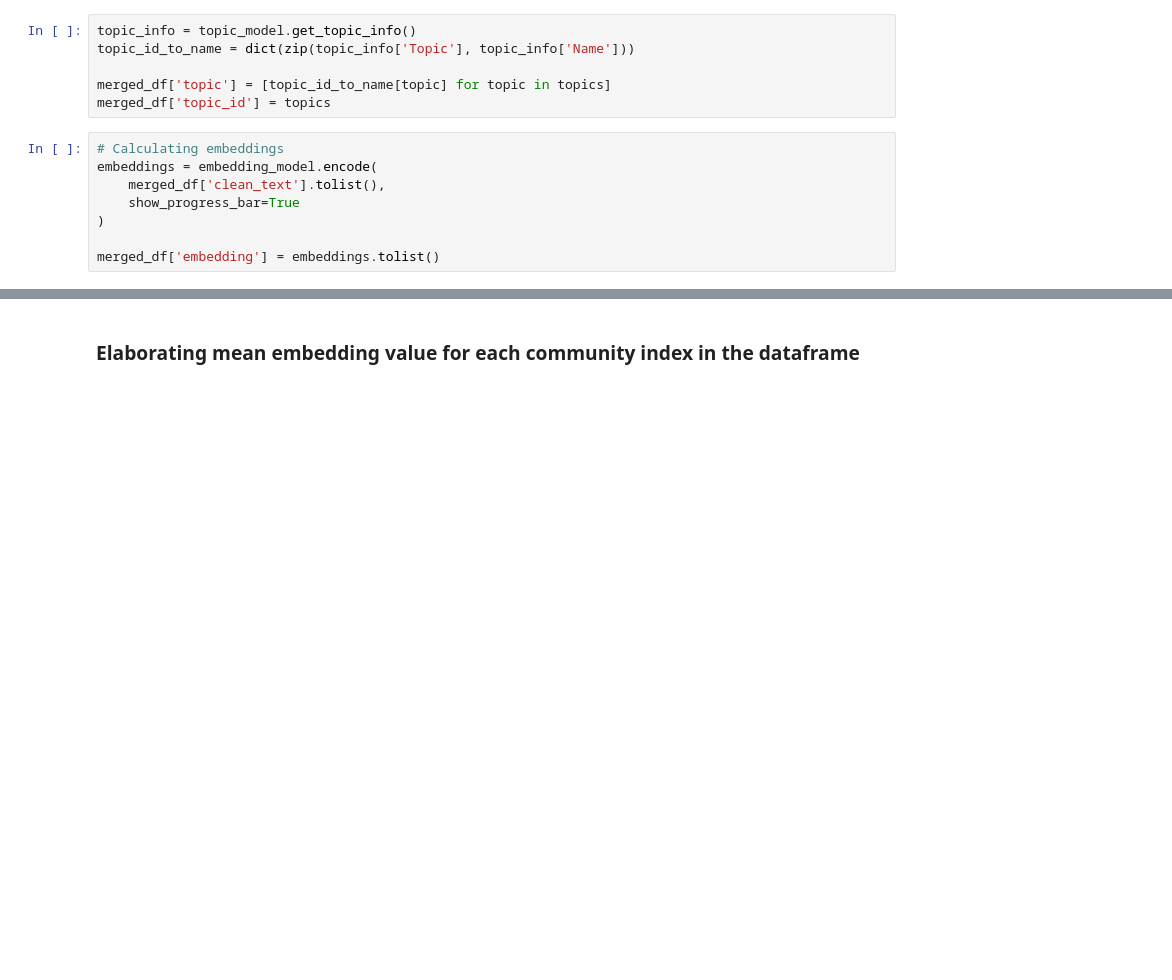
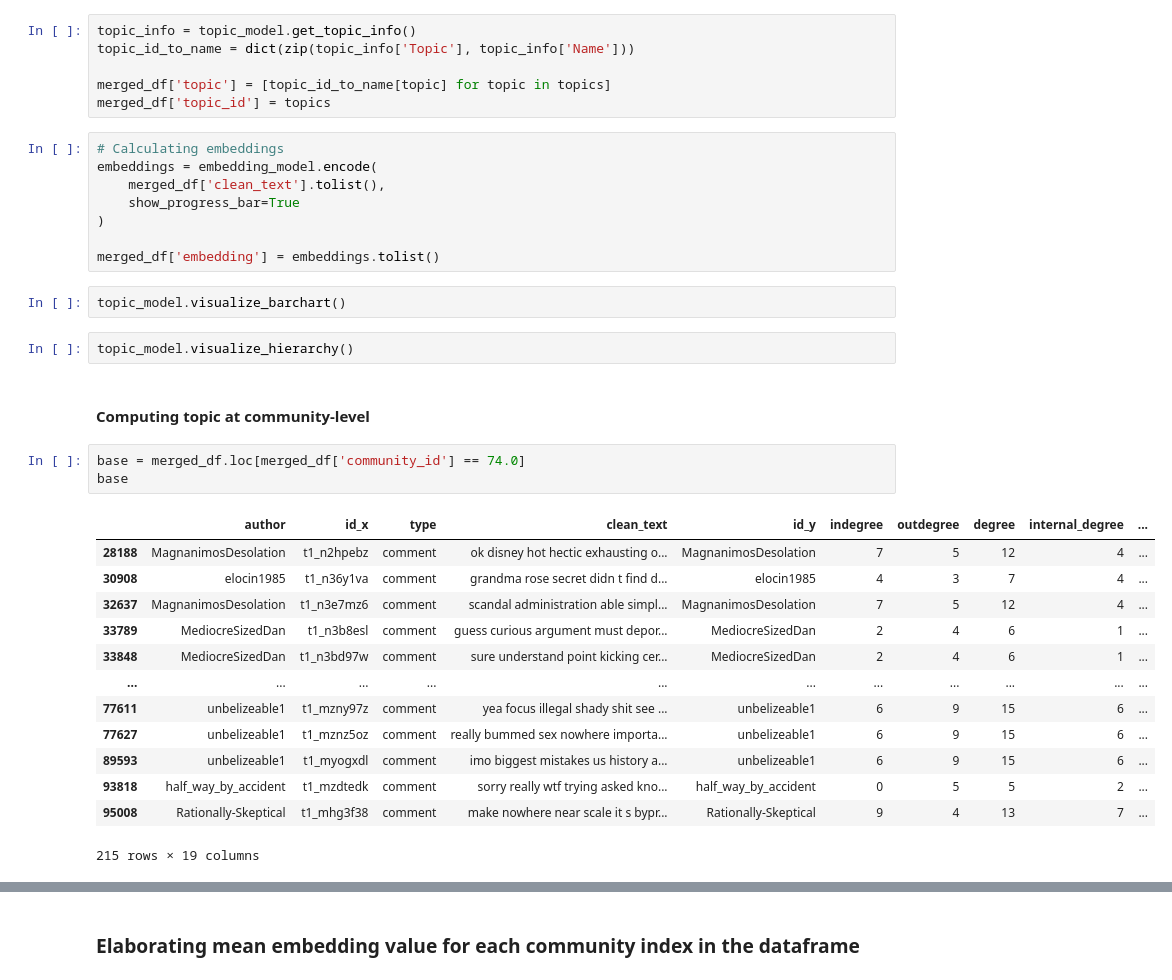
Before and after one commit to alfoCaiazza/Analysa, a Jupyter notebook: src/nlp/topic_modeling/global_community_topic.ipynb, the cells around one changed output, grey strips where cells are left out. Drawn from its saved outputs; the diff is of its cells as text; blank space fills up the shorter version.

```diff
--- a/src/nlp/topic_modeling/global_community_topic.ipynb
+++ b/src/nlp/topic_modeling/global_community_topic.ipynb
@@ -54,3 +76,26 @@ embeddings = embedding_model.encode(
 )
 
 merged_df['embedding'] = embeddings.tolist()
+# %%
+topic_model.visualize_barchart()
+# %%
+topic_model.visualize_hierarchy()
+# %% [markdown]
+#### Computing topic at community-level
+# %%
+base = merged_df.loc[merged_df['community_id'] == 74.0]
+base
+# %% [output]
+|  | author | id_x | type | clean_text | id_y | indegree | outdegree | degree | internal_degree | ... |
+| 28188 | MagnanimosDesolation | t1_n2hpebz | comment | ok disney hot hectic exhausting o... | MagnanimosDesolation | 7 | 5 | 12 | 4 | ... |
+| 30908 | elocin1985 | t1_n36y1va | comment | grandma rose secret didn t find d... | elocin1985 | 4 | 3 | 7 | 4 | ... |
+| 32637 | MagnanimosDesolation | t1_n3e7mz6 | comment | scandal administration able simpl... | MagnanimosDesolation | 7 | 5 | 12 | 4 | ... |
+| 33789 | MediocreSizedDan | t1_n3b8esl | comment | guess curious argument must depor... | MediocreSizedDan | 2 | 4 | 6 | 1 | ... |
+| 33848 | MediocreSizedDan | t1_n3bd97w | comment | sure understand point kicking cer... | MediocreSizedDan | 2 | 4 | 6 | 1 | ... |
+| ... | ... | ... | ... | ... | ... | ... | ... | ... | ... | ... |
+| 77611 | unbelizeable1 | t1_mzny97z | comment | yea focus illegal shady shit see ... | unbelizeable1 | 6 | 9 | 15 | 6 | ... |
+| 77627 | unbelizeable1 | t1_mznz5oz | comment | really bummed sex nowhere importa... | unbelizeable1 | 6 | 9 | 15 | 6 | ... |
+| 89593 | unbelizeable1 | t1_myogxdl | comment | imo biggest mistakes us history a... | unbelizeable1 | 6 | 9 | 15 | 6 | ... |
+| 93818 | half_way_by_accident | t1_mzdtedk | comment | sorry really wtf trying asked kno... | half_way_by_accident | 0 | 5 | 5 | 2 | ... |
+| 95008 | Rationally-Skeptical | t1_mhg3f38 | comment | make nowhere near scale it s bypr... | Rationally-Skeptical | 9 | 4 | 13 | 7 | ... |
+215 rows × 19 columns
```
Also changed, not shown: parts of 7 cells of this notebook.
